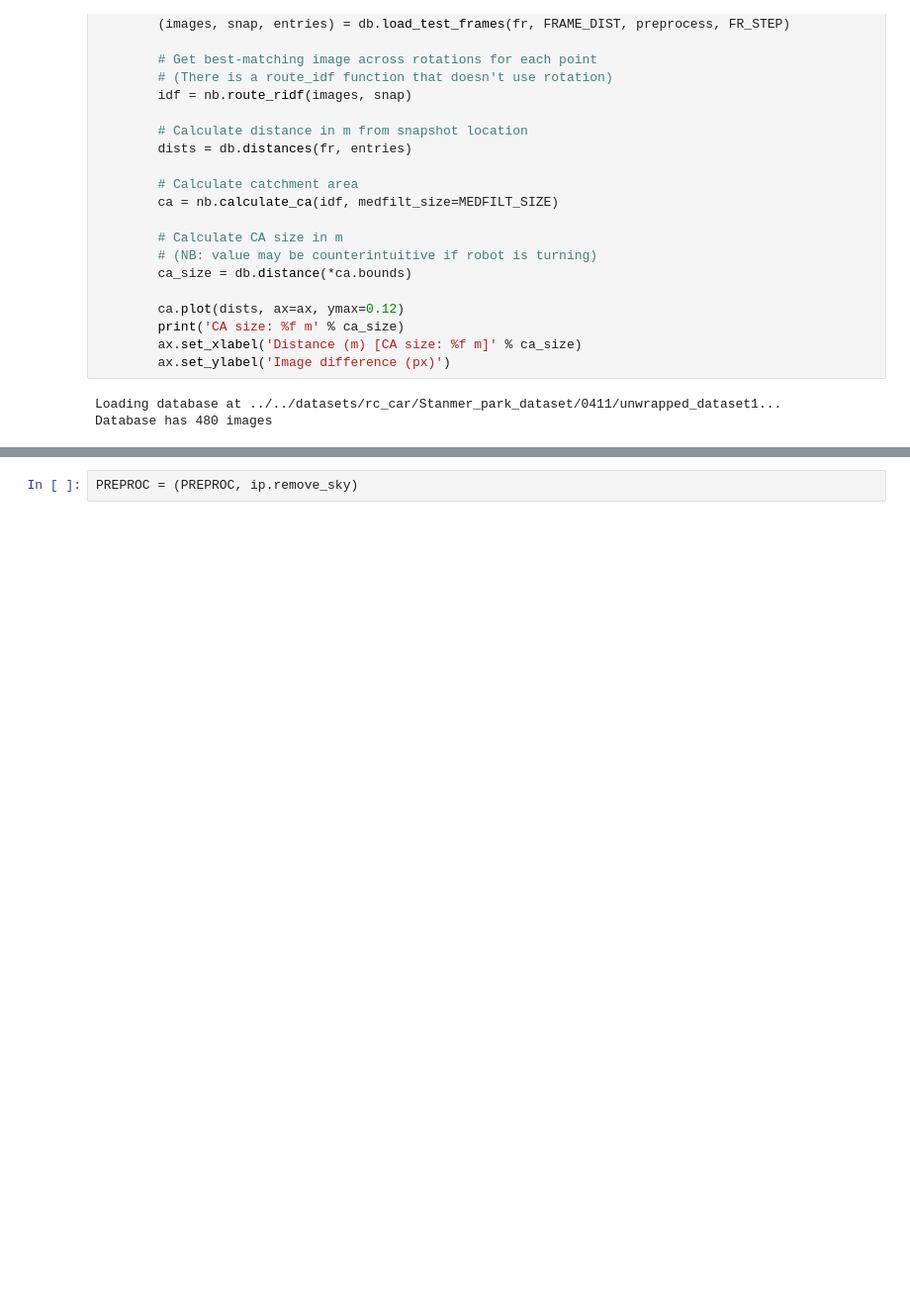
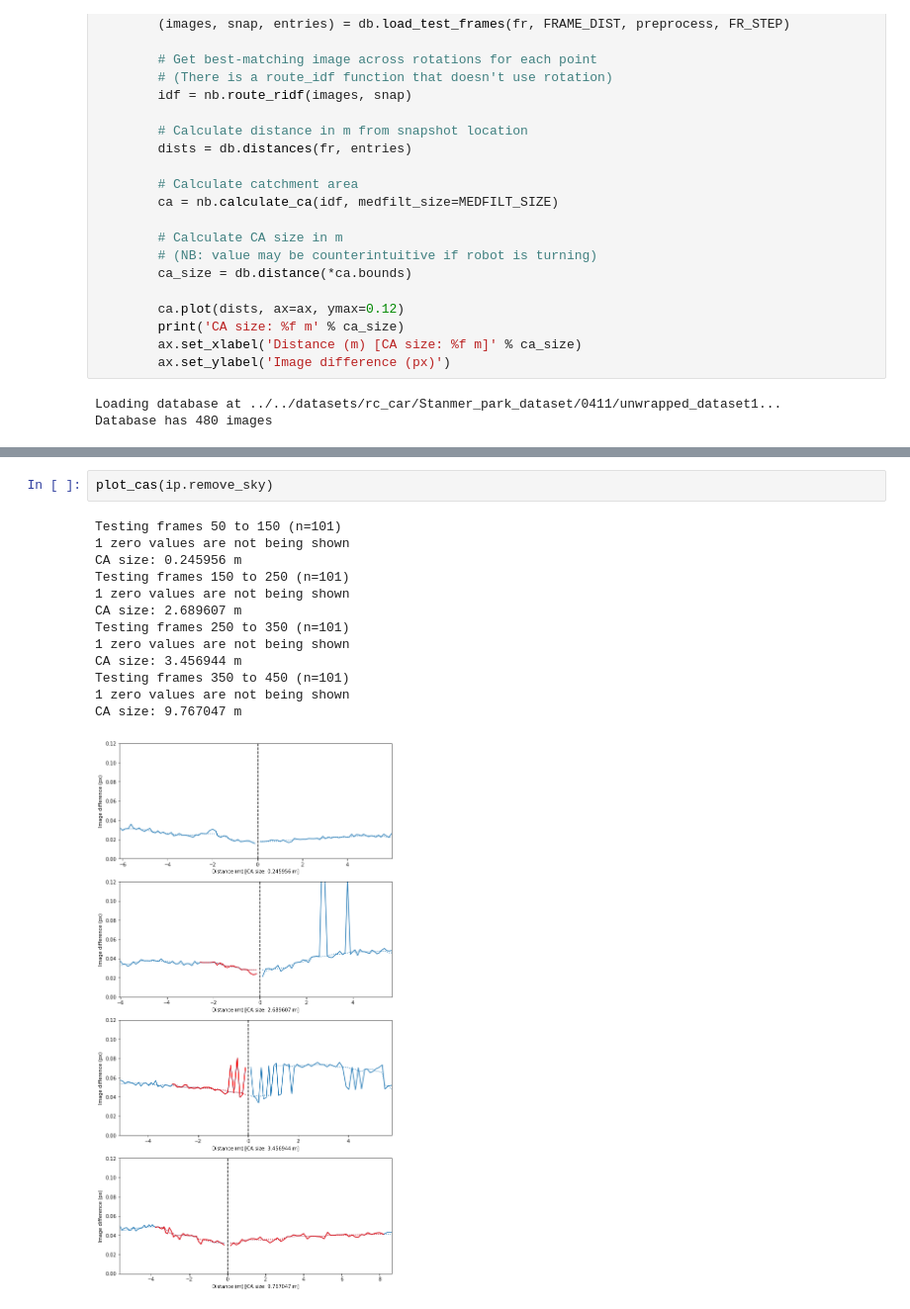
Before and after one commit to BrainsOnBoard/navbench, a Jupyter notebook: analysis/2020-11/route_idfs_distances.ipynb, the cells around one changed output, grey strips where cells are left out. Shown at 99% size. Drawn from its saved outputs; the diff is of its cells as text; blank space fills up the shorter version.

Commit message:
Also look at effect of removing sky on CA size

```diff
--- a/analysis/2020-11/route_idfs_distances.ipynb
+++ b/analysis/2020-11/route_idfs_distances.ipynb
@@ -76,2 +77,16 @@ CA size: 6.919874 m
 # %%
-PREPROC = (PREPROC, ip.remove_sky)
+plot_cas(ip.remove_sky)
+# %% [output]
+Testing frames 50 to 150 (n=101)
+1 zero values are not being shown
+CA size: 0.245956 m
+Testing frames 150 to 250 (n=101)
+1 zero values are not being shown
+CA size: 2.689607 m
+Testing frames 250 to 350 (n=101)
+1 zero values are not being shown
+CA size: 3.456944 m
+Testing frames 350 to 450 (n=101)
+1 zero values are not being shown
+CA size: 9.767047 m
+[figure, added]
```
Also changed, not shown: parts of 2 cells of this notebook.
